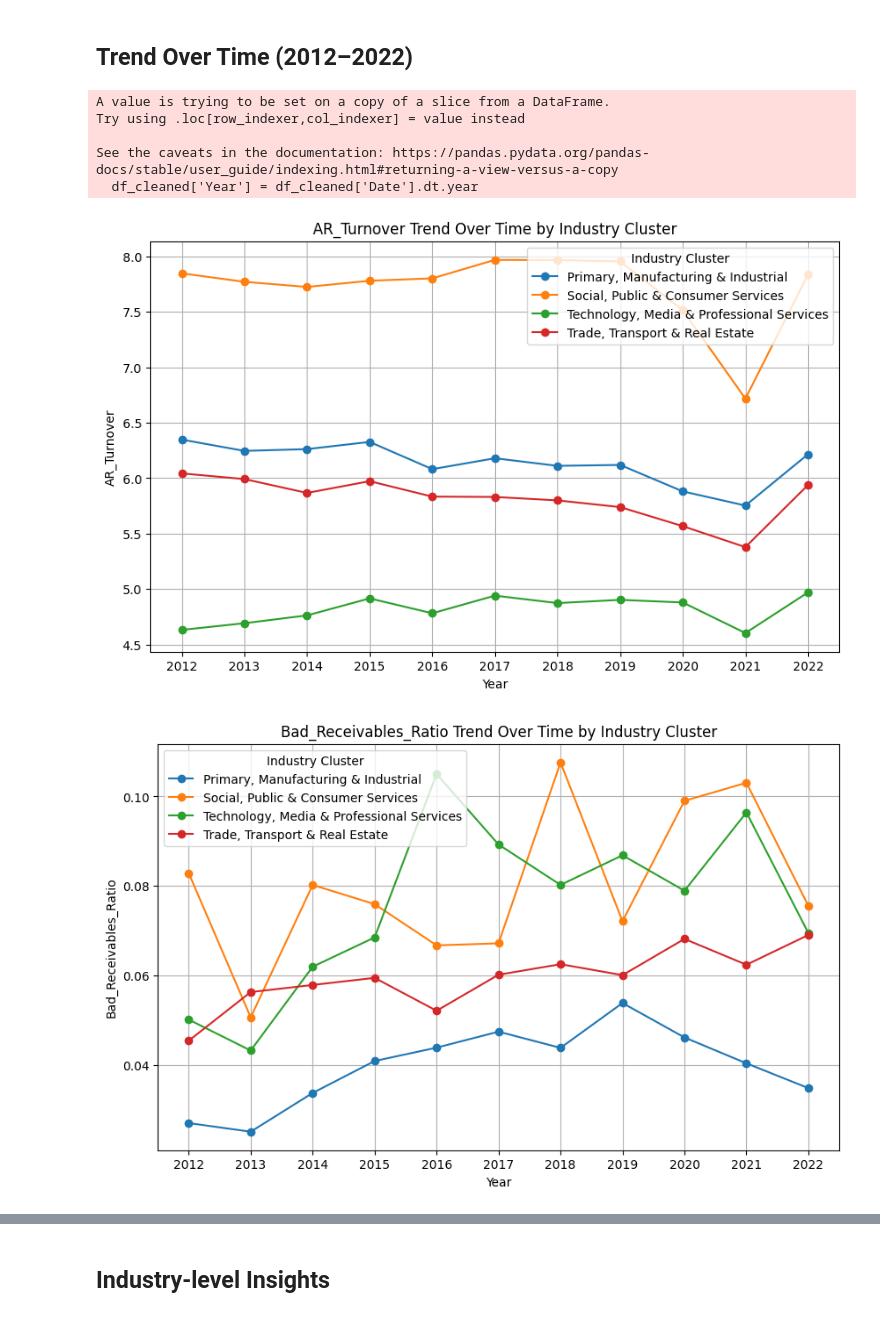
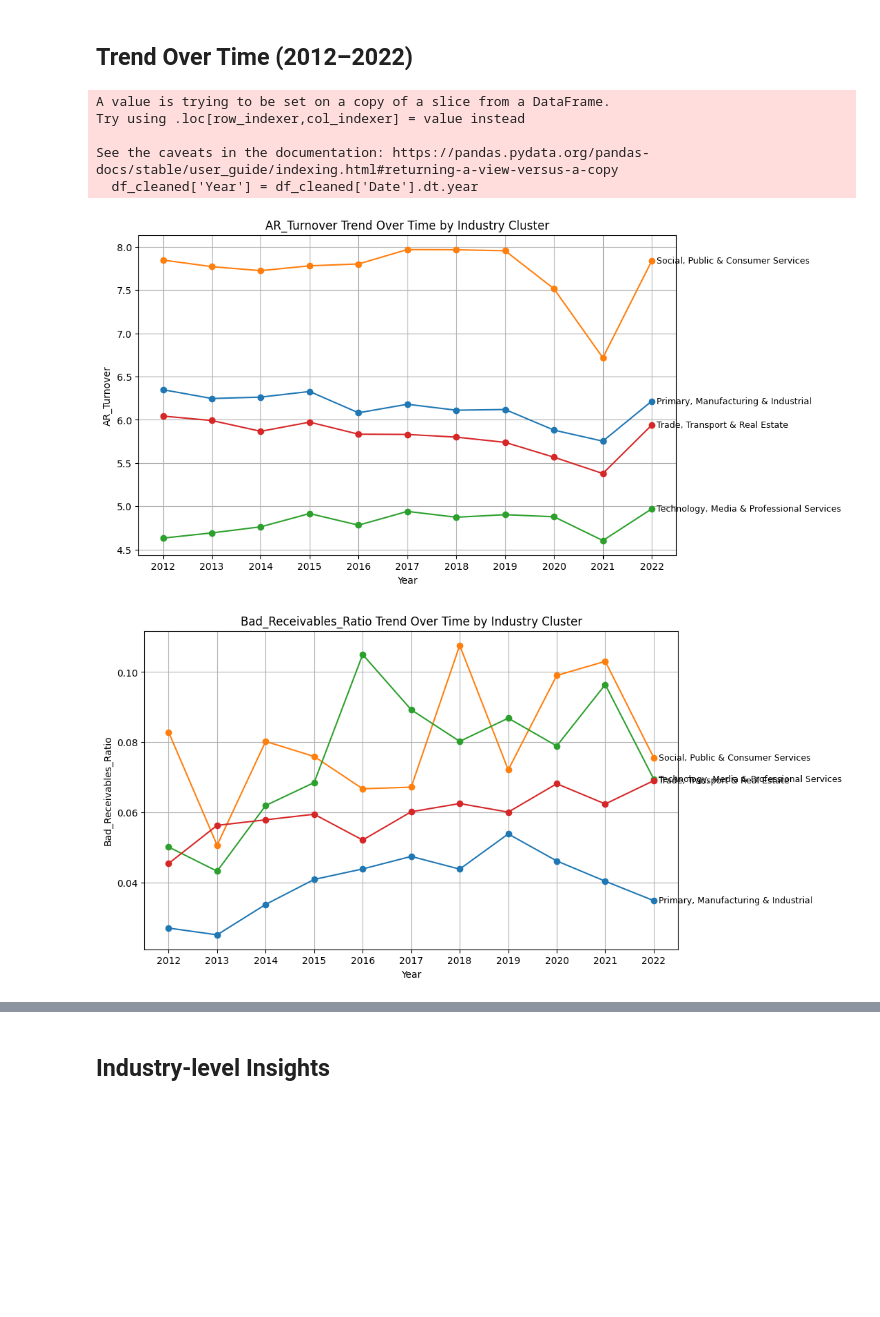
Before and after one commit to akshithkamatala/sales-receivables-prediction, a Jupyter notebook: Sales_Receivable_Mgt_Analysis.ipynb, the cells around one changed output, grey strips where cells are left out. Cells and saved outputs as stored; diff of their text form; code cells hidden in the pictures; blank space fills up the shorter version.

```diff
--- a/Sales_Receivable_Mgt_Analysis.ipynb
+++ b/Sales_Receivable_Mgt_Analysis.ipynb
@@ -464,31 +437,43 @@ Trade, Transport & Real Estate                       0.06
 # %%
 metrics = ['AR_Turnover', 'Bad_Receivables_Ratio', 'Writeoff_Ratio']
 
 df_cleaned['Year'] = df_cleaned['Date'].dt.year
 
 for metric in metrics:
     plt.figure(figsize=(10, 6))
 
     # Grouping by Year and Industry_Cluster and calculate mean
     trend_data = df_cleaned.groupby(['Year', 'Industry_Cluster'])[metric].mean().reset_index()
 
     # Plot each Industry_Cluster as a separate line
     for cluster in trend_data['Industry_Cluster'].unique():
         cluster_data = trend_data[trend_data['Industry_Cluster'] == cluster]
         plt.plot(cluster_data['Year'], cluster_data[metric], marker='o', label=cluster)
 
+
+      # Add label at the last point
+        last_year = cluster_data['Year'].max()
+        last_value = cluster_data[cluster_data['Year'] == last_year][metric].values[0]
+        plt.text(
+            x=last_year + 0.1,
+            y=last_value,
+            s=cluster,
+            va='center',
+            fontsize=9
+        )
+
+
     plt.title(f"{metric} Trend Over Time by Industry Cluster")
     plt.xlabel("Year")
     plt.ylabel(metric)
-    plt.legend(title="Industry Cluster")
     plt.xticks(trend_data['Year'].unique())  # ensure all years are shown
     plt.grid(True)
     plt.show()
 # %% [output]
 A value is trying to be set on a copy of a slice from a DataFrame.
 Try using .loc[row_indexer,col_indexer] = value instead
 
 See the caveats in the documentation: https://pandas.pydata.org/pandas-docs/stable/user_guide/indexing.html#returning-a-view-versus-a-copy
   df_cleaned['Year'] = df_cleaned['Date'].dt.year
-[figure, old version]
+[figure, new version]
-[figure, old version]
+[figure, new version]
```
Also changed, not shown: parts of 16 cells of this notebook.
